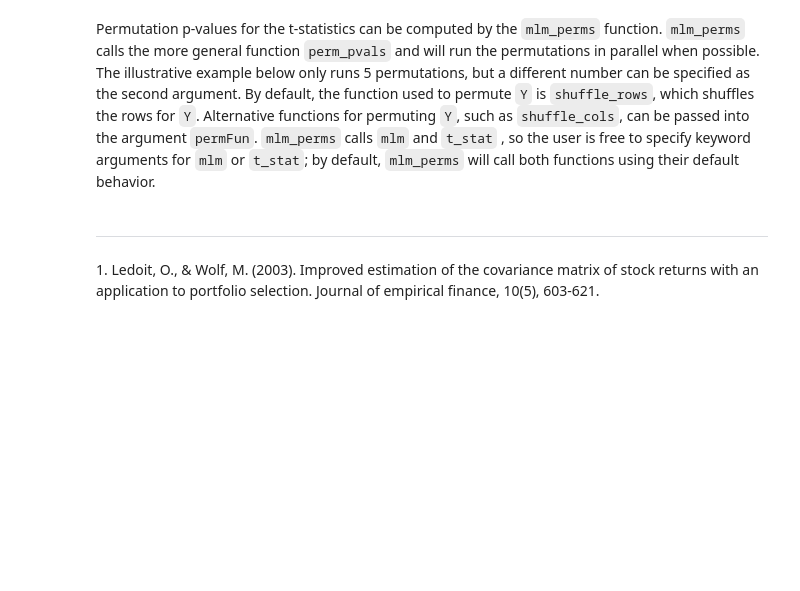
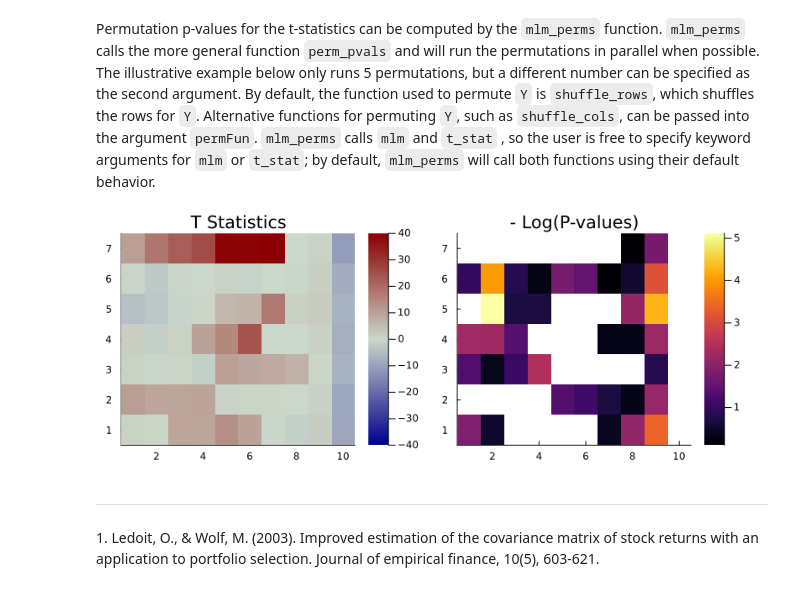
Before and after one commit to senresearch/MatrixLM.jl, a Jupyter notebook: notebooks/BasicExample.ipynb, the cells around one changed output. Drawn from its saved outputs; the diff is of its cells as text; code cells hidden in the pictures; blank space fills up the shorter version.

Commit message:
updated figures

```diff
--- a/notebooks/BasicExample.ipynb
+++ b/notebooks/BasicExample.ipynb
@@ -63,7 +64,7 @@ X = design_matrix(@mlmformula(catvar1 + catvar2 + var3 + var4 + var5), dfX, my_c
 Randomly generate some data for column covariates `Z` and the error materix `E`:
 # %%
 Z = rand(m,q);
-E = randn(n,m);
+E = randn(n,m).*4;
 # %% [markdown]
 
 Next, we will structure the coefficient matrix B following a specific pattern. This approach will facilitate a more effective visualization of the results in the subsequent steps:
@@ -154,11 +161,16 @@ tStats, pVals = mlm_perms(dat, nPerms);
 # %%
 plot(
     heatmap(tStats[end:-1:1, :],
+            c = :bluesreds,
+            clims = (-40, 40),
             size = (800, 300)),
-    heatmap(pVals[end:-1:1, :],
+    heatmap(-log.(pVals[end:-1:1, :]),
+            grid = false,
             size = (800, 300)),
-    title = ["T Statistics" "P-values"]
+    title = ["T Statistics" "- Log(P-values)"]
 )
+# %% [output]
+[figure, added]
 # %% [markdown]
 ---
 
```
Also changed, not shown: parts of 4 cells of this notebook.
